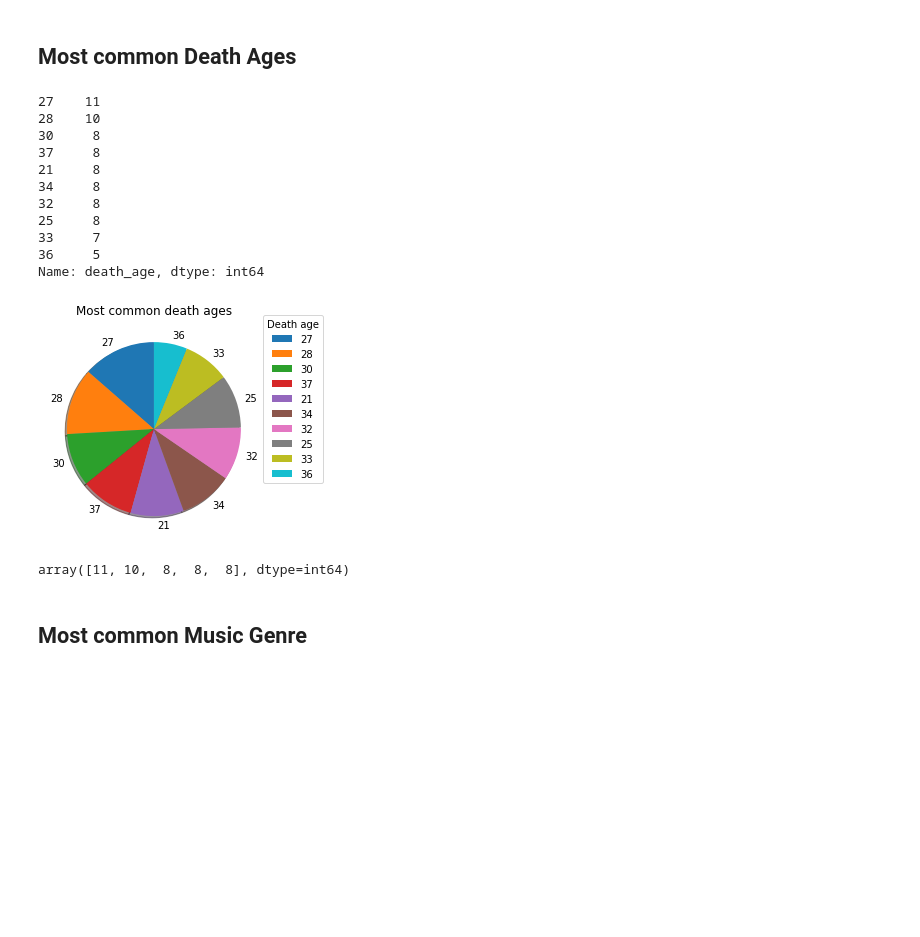
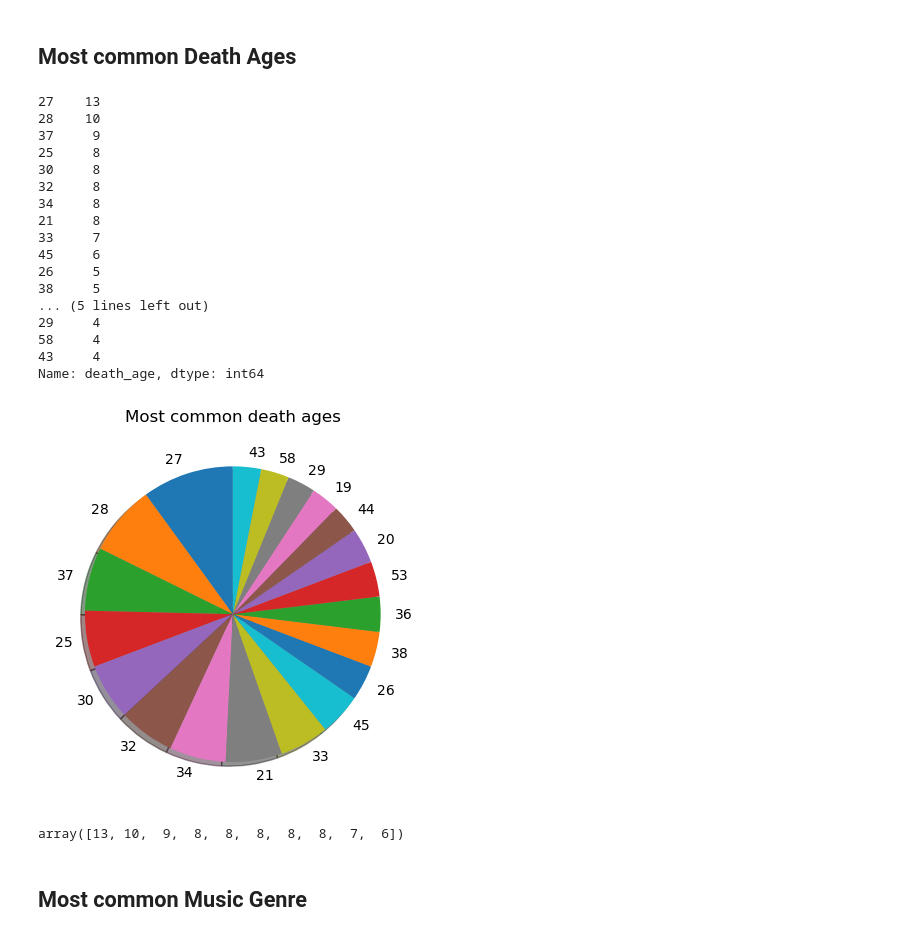
Before and after one commit to Kalincillo/data_science_music_and_death, a Jupyter notebook: music_and_death.ipynb, the cells around one changed output. Saved outputs shown, nothing was run; the diff lists cells and outputs as text; code cells hidden in the pictures; blank space fills up the shorter version.

Commit message:
orde max values

```diff
--- a/music_and_death.ipynb
+++ b/music_and_death.ipynb
@@ -194,32 +194,38 @@ Length: 61, dtype: int64
 # %% [markdown]
 ## Most common Death Ages
 # %%
-n_da = musician['death_age'].value_counts().nlargest(10)
+n_da = musician['death_age'].value_counts().nlargest(20)
 # %%
 n_da
 # %% [output]
-27    11
+27    13
 28    10
+37     9
+25     8
 30     8
-37     8
+32     8
+34     8
 21     8
-34     8
-32     8
-25     8
 33     7
-36     5
+45     6
+26     5
+38     5
+... (5 lines left out)
+29     4
+58     4
+43     4
 Name: death_age, dtype: int64
 # %%
 
 plt.pie(n_da.values, labels=n_da.index, startangle=90, shadow=True)
 plt.title("Most common death ages")
-plt.legend(title='Death age', loc=(1, 0.25))
+# plt.legend(title='Death age', loc=(1, 0.25))
 plt.show()
 # %% [output]
-[figure, old version]
+[figure, new version]
 # %%
 n_da.values
 # %% [output]
-array([11, 10,  8,  8,  8], dtype=int64)
+array([13, 10,  9,  8,  8,  8,  8,  8,  7,  6])
 # %% [markdown]
 ## Most common Music Genre
```
Also changed, not shown: parts of 15 cells of this notebook.
